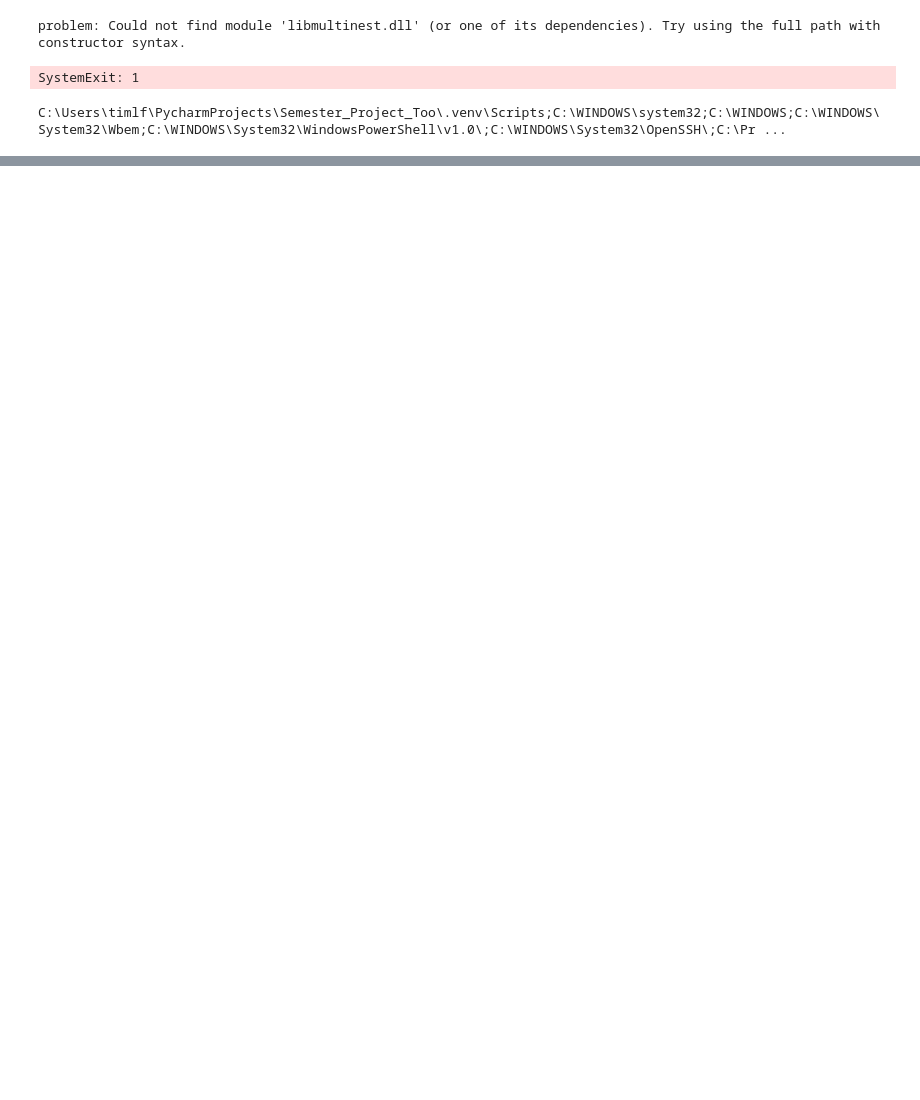
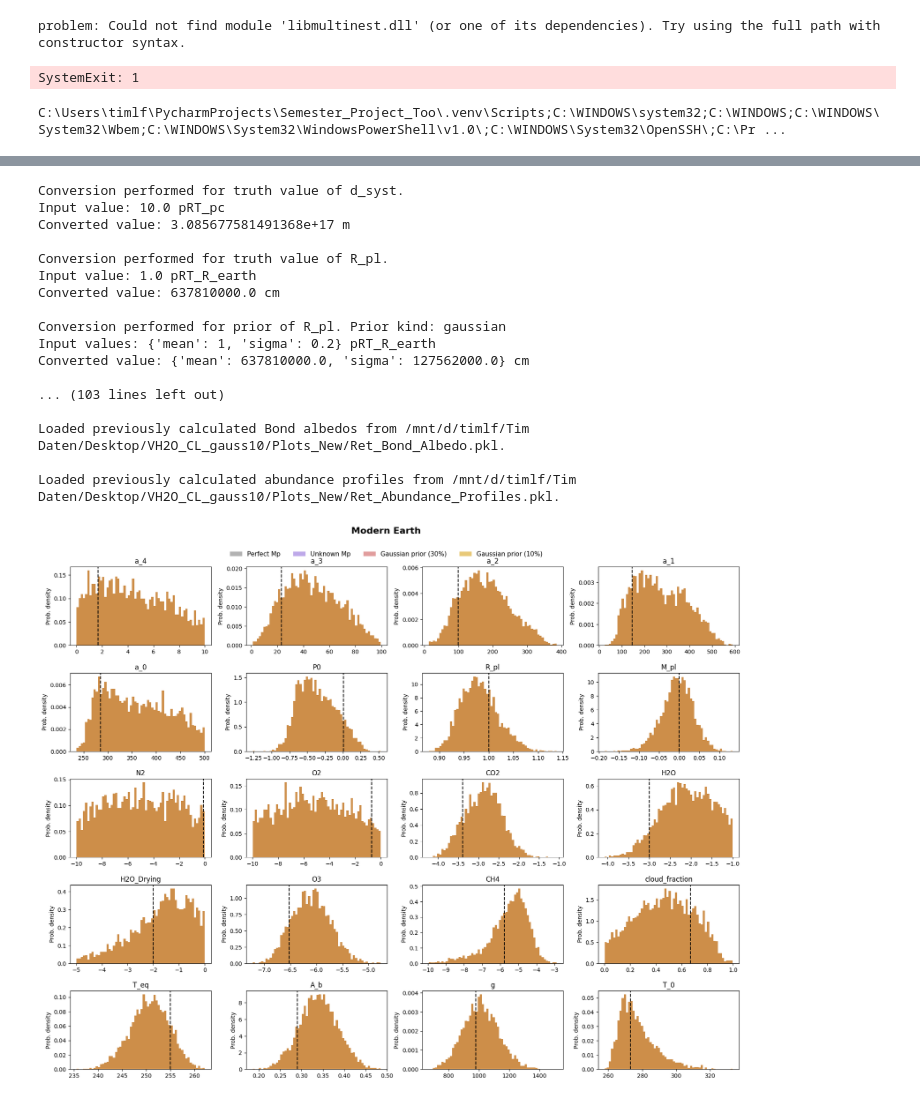
Before and after one commit to Tim171717/Semester_Project_Too, a Jupyter notebook: Testing.ipynb, the cells around one changed output, grey strips where cells are left out. Drawn from its saved outputs; the diff is of its cells as text; code cells hidden in the pictures; blank space fills up the shorter version.

```diff
--- a/Testing.ipynb
+++ b/Testing.ipynb
@@ -13,0 +414,42 @@ C:\Users\timlf\PycharmProjects\Semester_Project_Too\.venv\Scripts;C:\WINDOWS\sys
+# %%
+labels = {
+    "Perfect Mp": "Perfect Mp",
+    "Unknown Mp": "Unknown Mp",
+    "Gaussian 30": "Gaussian prior (30%)",
+    "Gaussian 10": "Gaussian prior (10%)"
+}
+
+colors = {
+    "Perfect Mp": "gray",
+    "Unknown Mp": "purple",
+    "Gaussian 30": "lightcoral",
+    "Gaussian 10": "goldenrod"
+}
+
+folders = {
+    "Perfect Mp": '/mnt/d/timlf/Tim Daten/Desktop/VH2O_CL_gauss10/',
+    "Unknown Mp": '/mnt/d/timlf/Tim Daten/Desktop/VH2O_CL_gauss10/',
+    "Gaussian 30": '/mnt/d/timlf/Tim Daten/Desktop/VH2O_CL_gauss10/',
+    "Gaussian 10": '/mnt/d/timlf/Tim Daten/Desktop/VH2O_CL_gauss10/'
+}
+
+plot_retrievals(labels, folders, bins=60, fig_title="Modern Earth")
+# %% [output]
+Conversion performed for truth value of d_syst.
+Input value: 10.0 pRT_pc
+Converted value: 3.085677581491368e+17 m
+
+Conversion performed for truth value of R_pl.
+Input value: 1.0 pRT_R_earth
+Converted value: 637810000.0 cm
+
+Conversion performed for prior of R_pl. Prior kind: gaussian
+Input values: {'mean': 1, 'sigma': 0.2} pRT_R_earth
+Converted value: {'mean': 637810000.0, 'sigma': 127562000.0} cm
+
+... (103 lines left out)
+
+Loaded previously calculated Bond albedos from /mnt/d/timlf/Tim Daten/Desktop/VH2O_CL_gauss10/Plots_New/Ret_Bond_Albedo.pkl.
+
+Loaded previously calculated abundance profiles from /mnt/d/timlf/Tim Daten/Desktop/VH2O_CL_gauss10/Plots_New/Ret_Abundance_Profiles.pkl.
+[figure, added]
```
Also changed, not shown: parts of 9 cells of this notebook, 2 other files.
